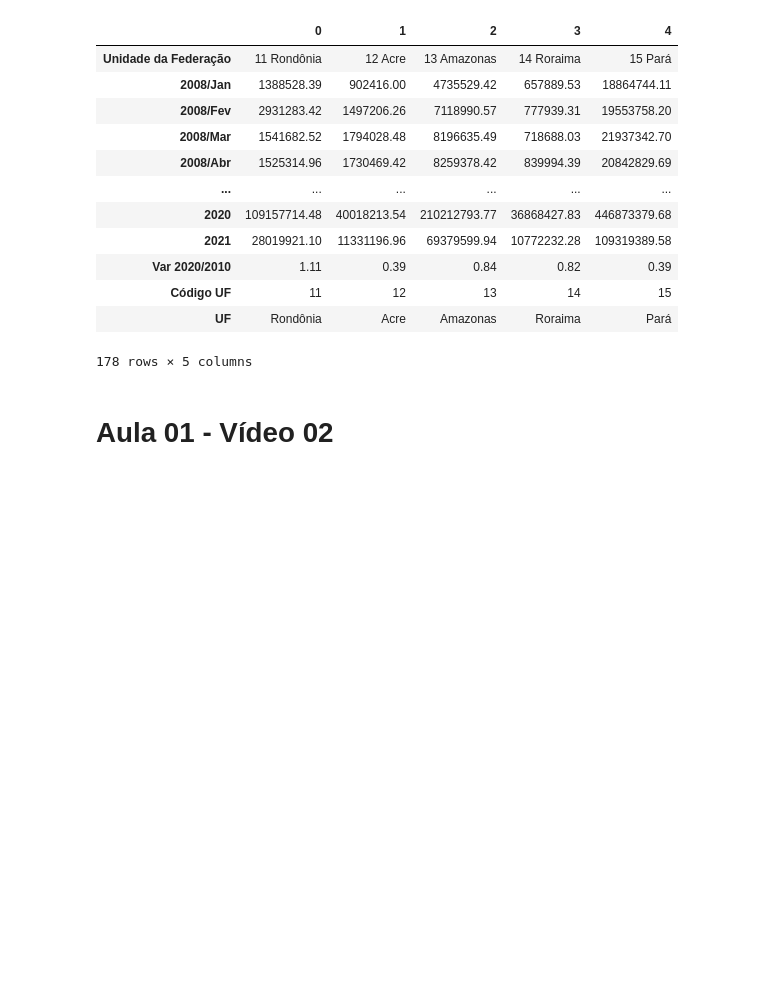
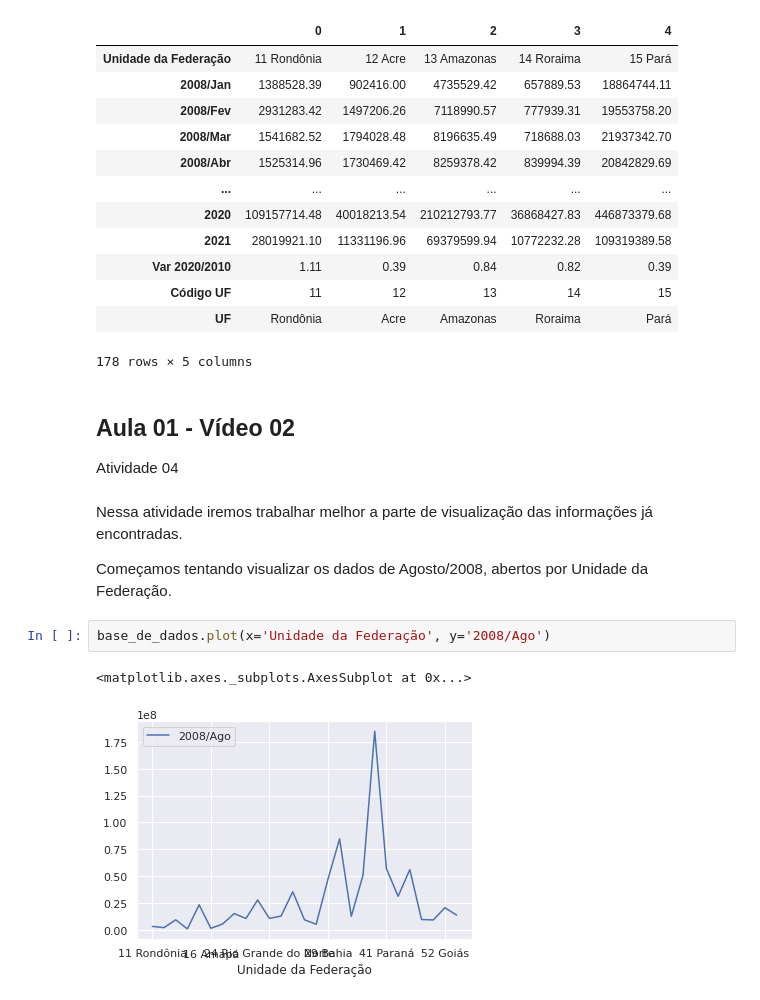
Before and after one commit to gcochlar/Bootcamp_DataScience, a Jupyter notebook: Bootcamp_Mod1_Aula01.ipynb, the cells around one changed output. Saved outputs shown, nothing was run; the diff lists cells and outputs as text; blank space fills up the shorter version.

Commit message:
Fim da Aula 01

```diff
--- a/Bootcamp_Mod1_Aula01.ipynb
+++ b/Bootcamp_Mod1_Aula01.ipynb
@@ -326,4 +328,14 @@ base_temp.head().T
 | UF | Rondônia | Acre | Amazonas | Roraima | Pará |
 178 rows × 5 columns
 # %% [markdown]
-# Aula 01 - Vídeo 02
+## Aula 01 - Vídeo 02
+Atividade 04
+# %% [markdown]
+Nessa atividade iremos trabalhar melhor a parte de visualização das informações já encontradas.
+
+Começamos tentando visualizar os dados de Agosto/2008, abertos por Unidade da Federação.
+# %%
+base_de_dados.plot(x='Unidade da Federação', y='2008/Ago')
+# %% [output]
+<matplotlib.axes._subplots.AxesSubplot at 0x...>
+[figure, added]
```
Also changed, not shown: parts of 12 cells of this notebook.
